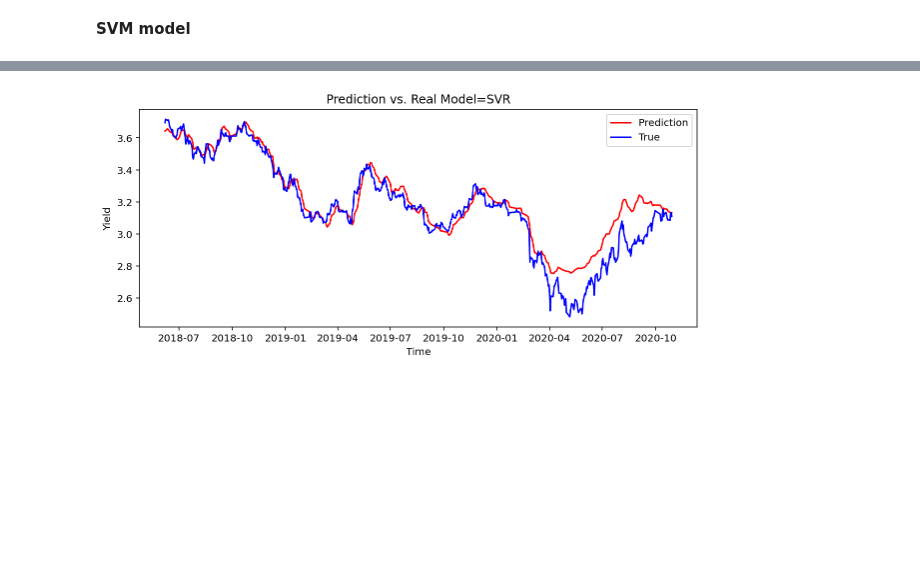
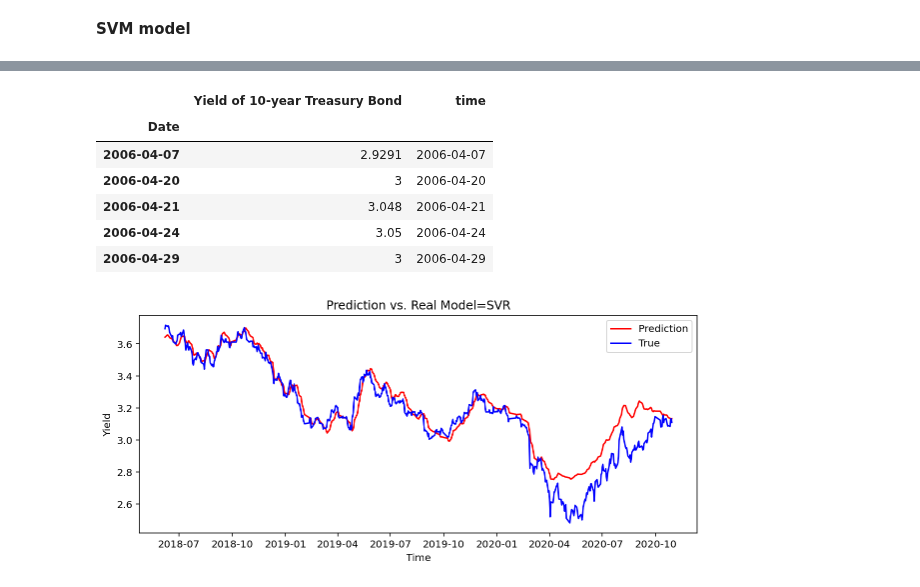
Before and after one commit to wl2748/5242_project, a Jupyter notebook: code/ARIMA_SVM_RF.ipynb, the cells around one changed output, grey strips where cells are left out. Saved outputs shown, nothing was run; the diff lists cells and outputs as text; code cells hidden in the pictures; blank space fills up the shorter version.

```diff
--- a/code/ARIMA_SVM_RF.ipynb
+++ b/code/ARIMA_SVM_RF.ipynb
@@ -61,10 +65,16 @@ class DataProcessing:
         self.X_test = np.array(self.input_test)
         self.Y_test = np.array(self.output_test)
 # %%
-national_debt = pd.read_excel('中债国债收益率曲线.xls',index_col='指标名称', parse_dates=True)
+### Read the data, drop NA
+national_debt = pd.read_excel('中债国债收益率曲线.xls', parse_dates=True)   ### read the dataset
 #national_debt = national_debt.iloc[1:(national_debt.shape[0]-2),1:]
-national_debt = national_debt.iloc[1:len(national_debt)-2,1:]
+national_debt = national_debt.iloc[1:len(national_debt)-2,:]
+national_debt['指标名称'] = pd.to_datetime(national_debt['指标名称']).dt.date   ### change the index column to regular datetime format
+national_debt.set_index('指标名称', inplace=True)
+national_debt.index.names = ['Date']    ### change the index column's name to 'Date'
 national_debt_s = national_debt.iloc[:,:national_debt.shape[1]-2].dropna()
 national_debt_l = national_debt.iloc[:,national_debt.shape[1]-2:].dropna()
 # %%
-data = pd.DataFrame(national_debt_s.iloc[:,[14]])
+data = pd.DataFrame(national_debt_s.iloc[:,15])
+data.columns = ['Yield of 10-year Treasury Bond']
+data.head()
@@ -128 +151,16 @@ date = df['time'][2986:df.shape[0]]
+# %%
+#prepare timestamps for the data
+import pandas as pd
+df = data.copy()
+df['time'] = data.index
+df['time'] = pd.to_datetime(df['time'])
+df.head()
+# %% [output]
+|  | Yield of 10-year Treasury Bond | time |
+| Date |  |  |
+| 2006-04-07 | 2.9291 | 2006-04-07 |
+| 2006-04-20 | 3 | 2006-04-20 |
+| 2006-04-21 | 3.048 | 2006-04-21 |
+| 2006-04-24 | 3.05 | 2006-04-24 |
+| 2006-04-29 | 3 | 2006-04-29 |
 # %%
```
Also changed, not shown: parts of 22 cells of this notebook.
